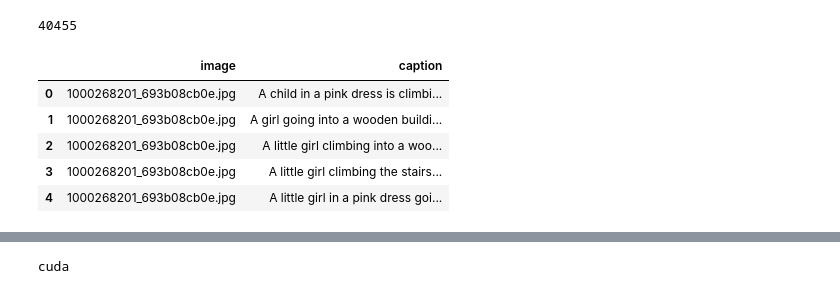
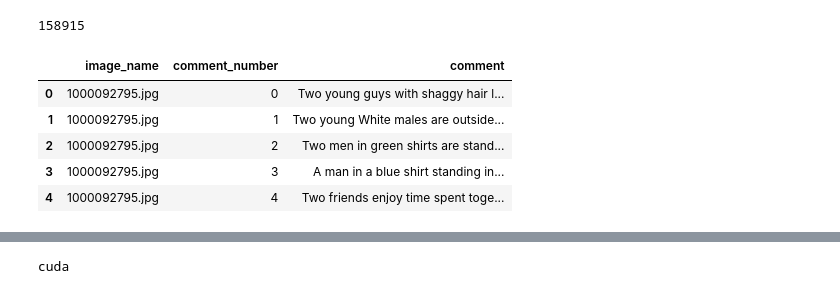
Before and after one commit to prudhvirajboddu/ImageCaptionGenerator, a Jupyter notebook: TransformerResNetModel.ipynb, the cells around one changed output, grey strips where cells are left out. Saved outputs shown, nothing was run; the diff lists cells and outputs as text; code cells hidden in the pictures.

```diff
--- a/TransformerResNetModel.ipynb
+++ b/TransformerResNetModel.ipynb
@@ -18,14 +18,16 @@ import gc
 import random
 pd.set_option('display.max_colwidth', None)
 # %%
-df = pd.read_csv("../input/flickr8k/captions.txt", sep=',')
+#Loading the data
+
+df = pd.read_csv("../input/flickr30k/captions.txt", sep=',')
 print(len(df))
 df.head(5)
 # %% [output]
-40455
+158915
-|  | image | caption |
-| 0 | 1000268201_693b08cb0e.jpg | A child in a pink dress is climbi... |
-| 1 | 1000268201_693b08cb0e.jpg | A girl going into a wooden buildi... |
-| 2 | 1000268201_693b08cb0e.jpg | A little girl climbing into a woo... |
-| 3 | 1000268201_693b08cb0e.jpg | A little girl climbing the stairs... |
-| 4 | 1000268201_693b08cb0e.jpg | A little girl in a pink dress goi... |
+|  | image_name | comment_number | comment |
+| 0 | 1000092795.jpg | 0 | Two young guys with shaggy hair l... |
+| 1 | 1000092795.jpg | 1 | Two young White males are outside... |
+| 2 | 1000092795.jpg | 2 | Two men in green shirts are stand... |
+| 3 | 1000092795.jpg | 3 | A man in a blue shirt standing in... |
+| 4 | 1000092795.jpg | 4 | Two friends enjoy time spent toge... |
```
Also changed, not shown: parts of 23 cells of this notebook.
